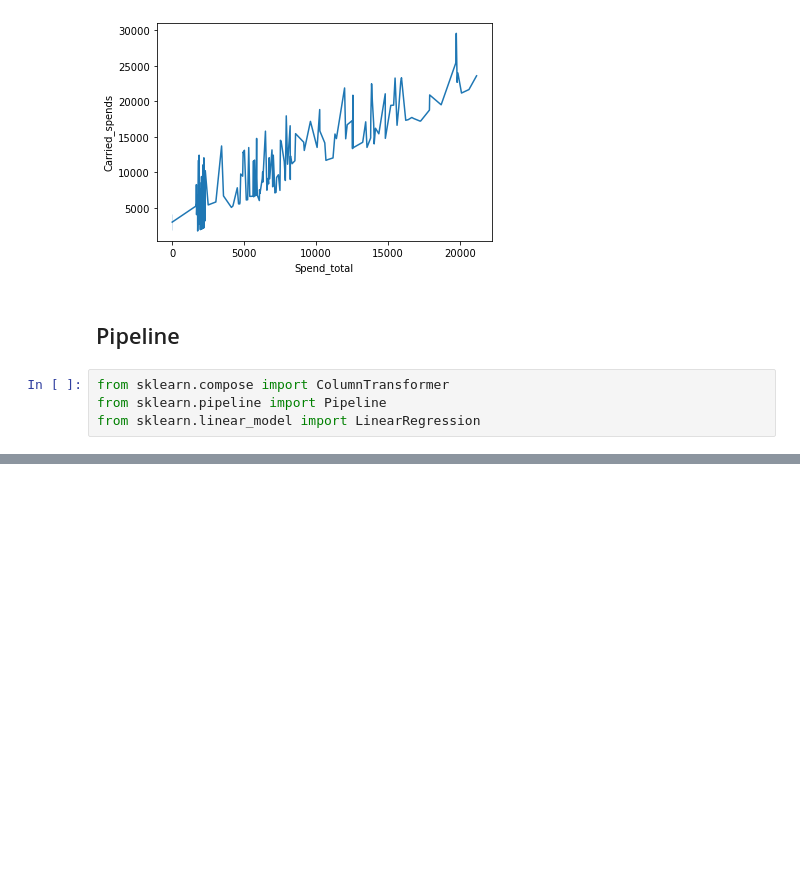
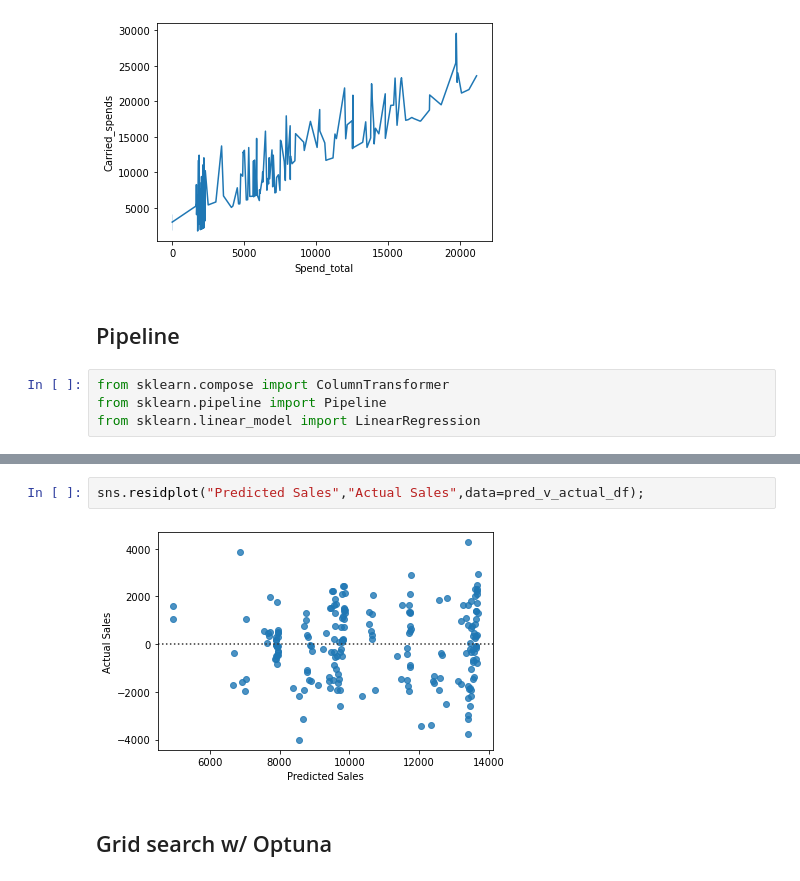
Before and after one commit to zander1268/marketing-mix-modeling, a Jupyter notebook: advanced_linear_regression.ipynb, the cells around one changed output, grey strips where cells are left out. Saved outputs shown, nothing was run; the diff lists cells and outputs as text; blank space fills up the shorter version.

```diff
--- a/advanced_linear_regression.ipynb
+++ b/advanced_linear_regression.ipynb
@@ -160,0 +210,6 @@ model = Pipeline([
+# %%
+sns.residplot("Predicted Sales","Actual Sales",data=pred_v_actual_df);
+# %% [output]
+[figure, added]
+# %% [markdown]
+## Grid search w/ Optuna
```
Also changed, not shown: parts of 18 cells of this notebook.
